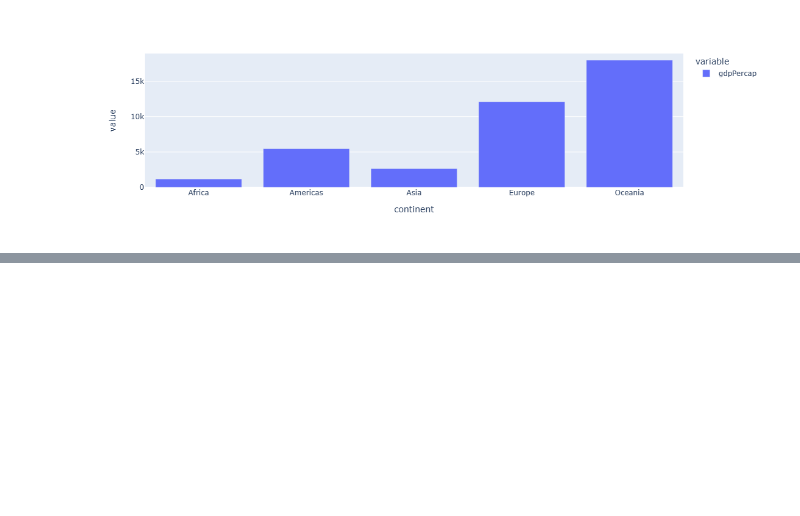
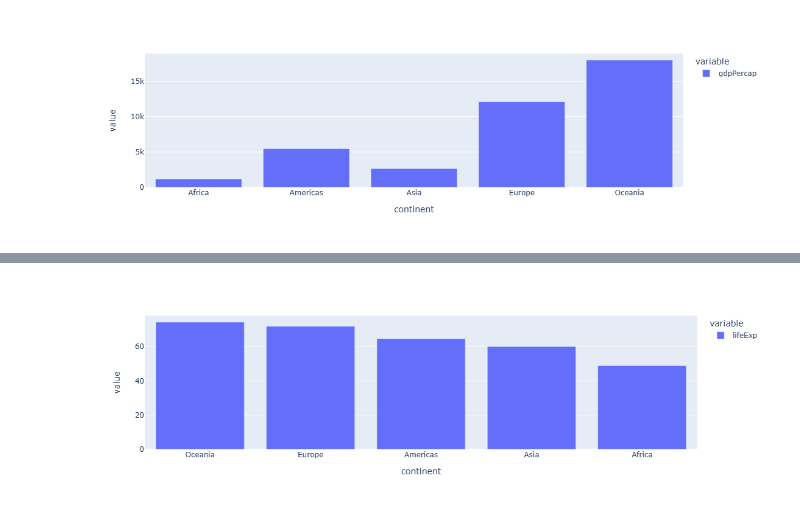
Before and after one commit to elmunoz42/python-plots, a Jupyter notebook: plot-examples.ipynb, the cells around one changed output, grey strips where cells are left out. Drawn from its saved outputs; the diff is of its cells as text; code cells hidden in the pictures; blank space fills up the shorter version.

```diff
--- a/plot-examples.ipynb
+++ b/plot-examples.ipynb
@@ -81,0 +126,7 @@ px.bar(ans4)
+# %%
+# Which countries have the highest life expectancy?
+mean_life_expectency_by_continent = gapminder.groupby('continent')[['lifeExp']].agg('mean')
+mean_life_expectency_by_continent_sorted = mean_life_expectency_by_continent.sort_values(by='lifeExp',ascending=False)
+px.bar(mean_life_expectency_by_continent_sorted)
+# %% [output]
+[figure, added]
```
Also changed, not shown: parts of 11 cells of this notebook.
